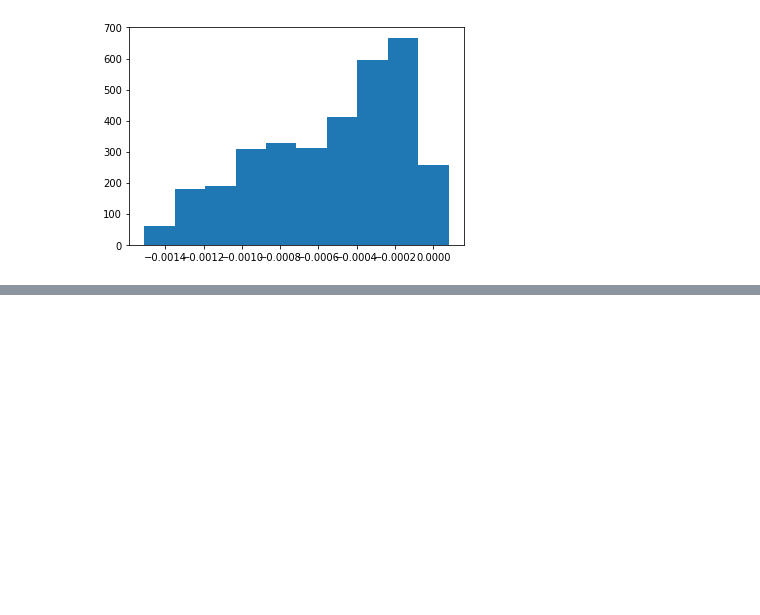
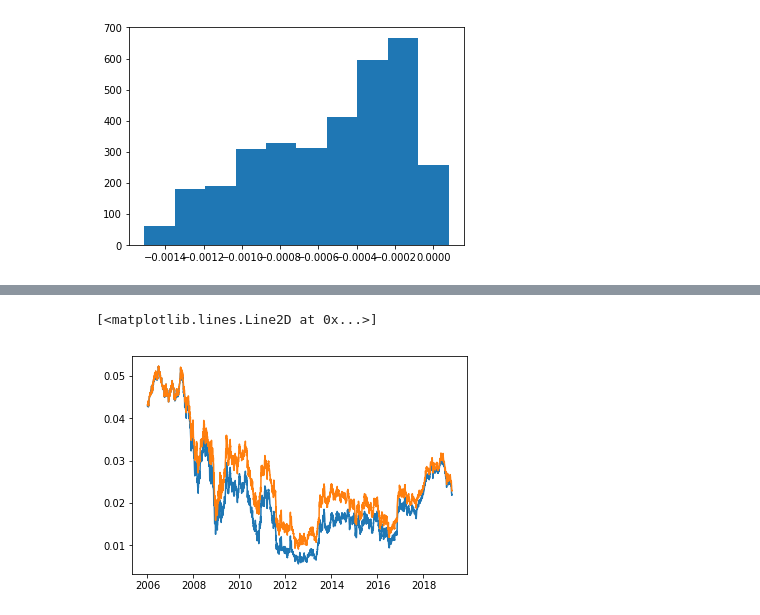
Before and after one commit to davidjsmith44/NLP-Fed-Speeches, a Jupyter notebook: data/Check_zeros_from_ylds.ipynb, the cells around one changed output, grey strips where cells are left out. Saved outputs shown, nothing was run; the diff lists cells and outputs as text; code cells hidden in the pictures; blank space fills up the shorter version.

```diff
--- a/data/Check_zeros_from_ylds.ipynb
+++ b/data/Check_zeros_from_ylds.ipynb
@@ -60,0 +125,6 @@ Name: 10 YR, dtype: float64
+# %%
+plt.plot(ylds['5 YR'])
+plt.plot(ylds['7 YR'])
+# %% [output]
+[<matplotlib.lines.Line2D at 0x...>]
+[figure, added]
```
Also changed, not shown: parts of 12 cells of this notebook, 2 other files.
